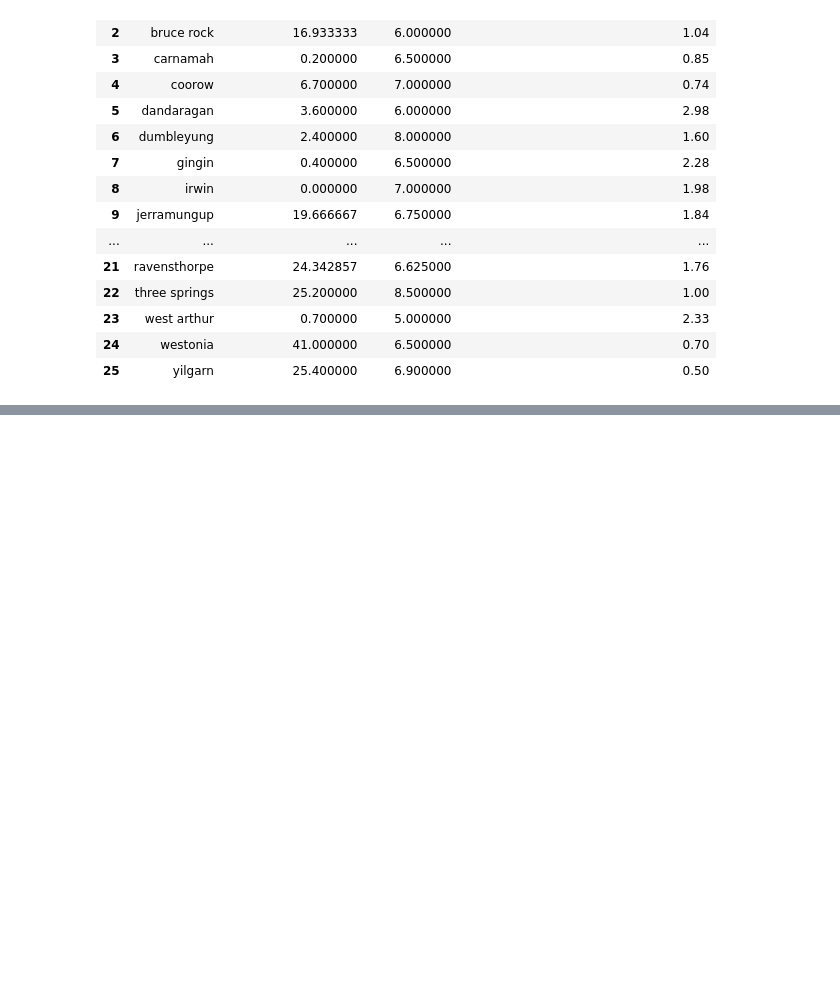
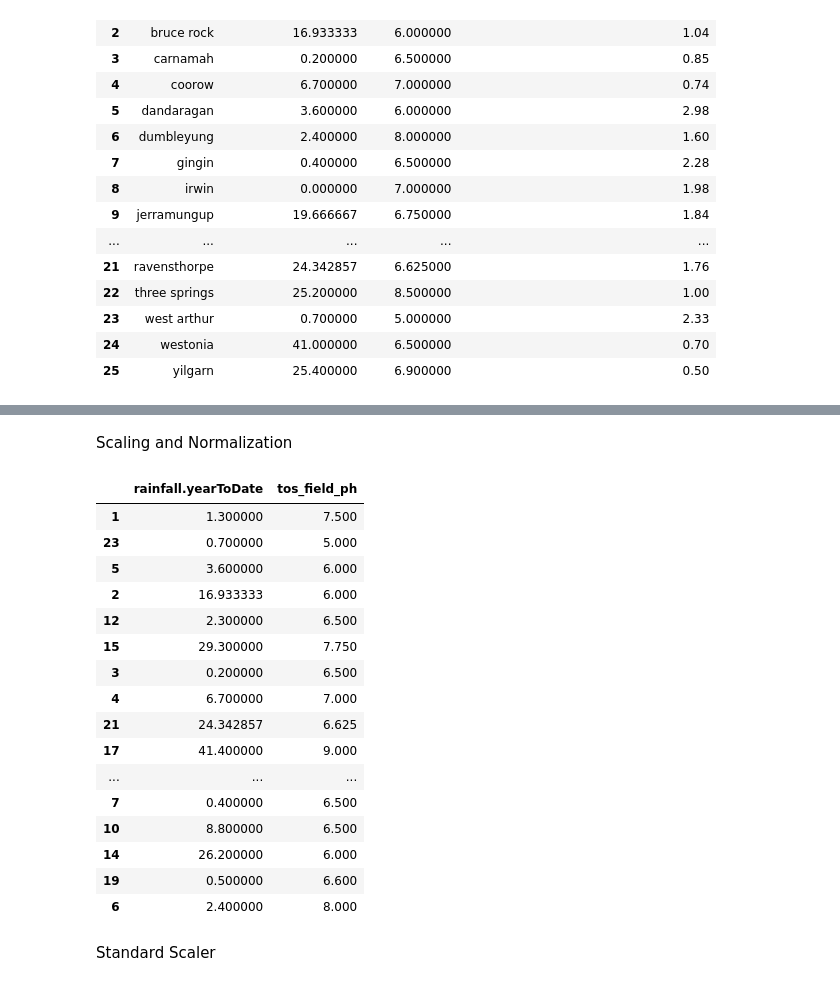
Before and after one commit to ClodettaV/WA-s-wheatbelt-potential-for-bioenergy-production, a Jupyter notebook: model/train_model.ipynb, the cells around one changed output, grey strips where cells are left out. Saved outputs shown, nothing was run; the diff lists cells and outputs as text; code cells hidden in the pictures; blank space fills up the shorter version.

```diff
--- a/model/train_model.ipynb
+++ b/model/train_model.ipynb
@@ -80,6 +79,33 @@ data_encoded
+# %% [markdown]
+Scaling and Normalization
 # %%
 from sklearn.model_selection import train_test_split
+
+#X = pd.get_dummies(X)
+
 X_train, X_test, y_train, y_test = train_test_split(X, y, random_state=42)
+
+X_train
+# %% [output]
+|  | rainfall.yearToDate | tos_field_ph |
+| 1 | 1.300000 | 7.500 |
+| 23 | 0.700000 | 5.000 |
+| 5 | 3.600000 | 6.000 |
+| 2 | 16.933333 | 6.000 |
+| 12 | 2.300000 | 6.500 |
+| 15 | 29.300000 | 7.750 |
+| 3 | 0.200000 | 6.500 |
+| 4 | 6.700000 | 7.000 |
+| 21 | 24.342857 | 6.625 |
+| 17 | 41.400000 | 9.000 |
+| ... | ... | ... |
+| 7 | 0.400000 | 6.500 |
+| 10 | 8.800000 | 6.500 |
+| 14 | 26.200000 | 6.000 |
+| 19 | 0.500000 | 6.600 |
+| 6 | 2.400000 | 8.000 |
+# %% [markdown]
+Standard Scaler
 # %%
 from sklearn.preprocessing import StandardScaler
 X_scaler = StandardScaler().fit(X_train)
```
Also changed, not shown: parts of 18 cells of this notebook, 24 other files.
